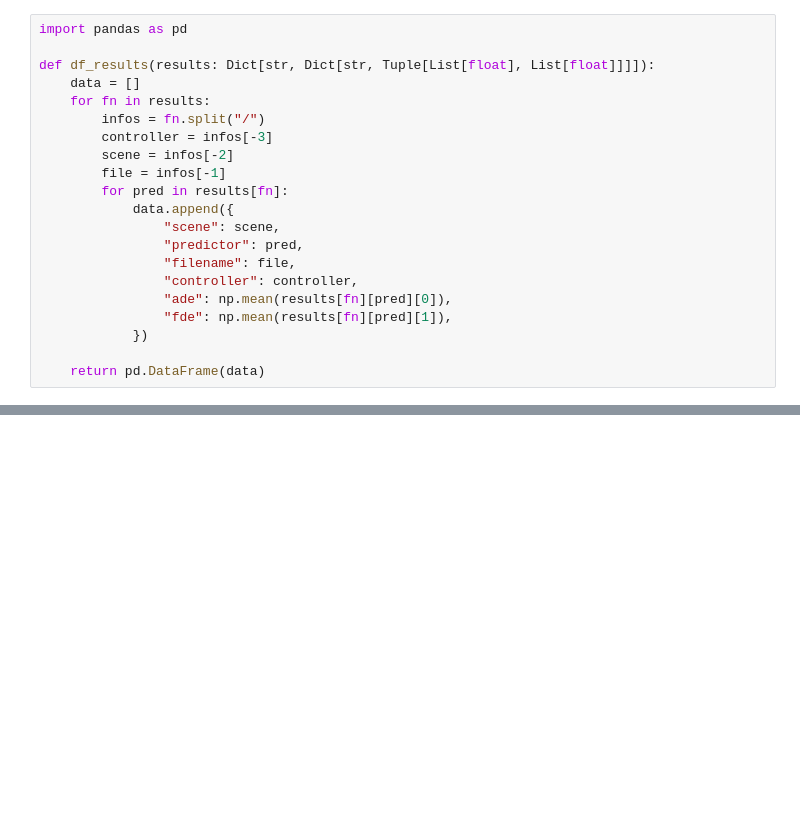
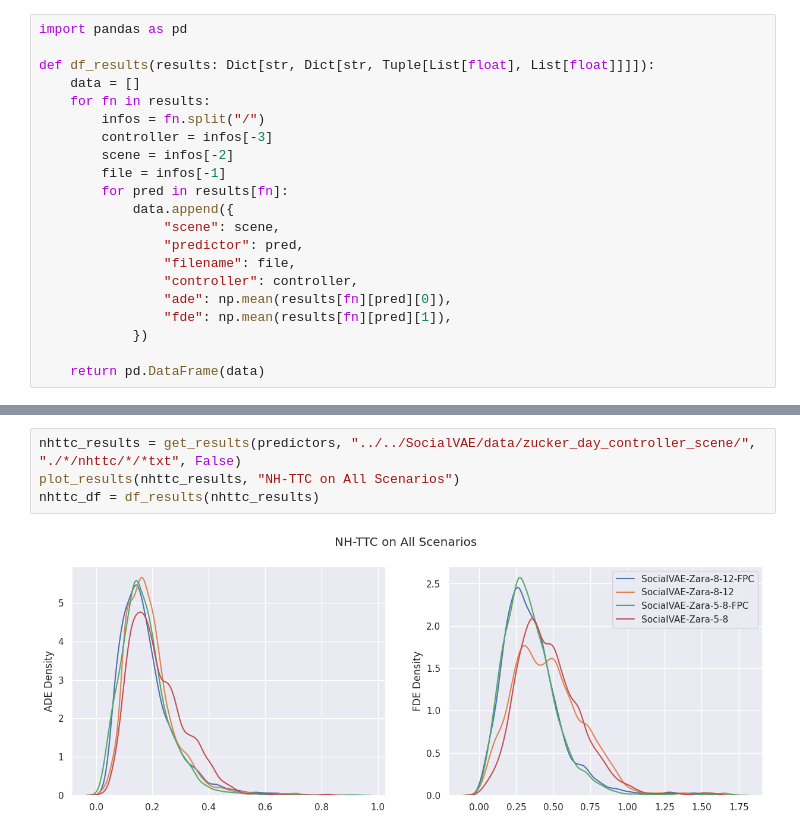
Before and after one commit to AlexanderDavid/TrajectoryUtilities, a Jupyter notebook: notebooks/prediction_comparison.ipynb, the cells around one changed output, grey strips where cells are left out. Saved outputs shown, nothing was run; the diff lists cells and outputs as text; blank space fills up the shorter version.

```diff
--- a/notebooks/prediction_comparison.ipynb
+++ b/notebooks/prediction_comparison.ipynb
@@ -124,0 +135,6 @@ plot_results(results, "Human on All Scenarios")
+# %%
+nhttc_results = get_results(predictors, "../../SocialVAE/data/zucker_day_controller_scene/", "./*/nhttc/*/*txt", False)
+plot_results(nhttc_results, "NH-TTC on All Scenarios")
+nhttc_df = df_results(nhttc_results)
+# %% [output]
+[figure, added]
```
Also changed, not shown: parts of 7 cells of this notebook.
